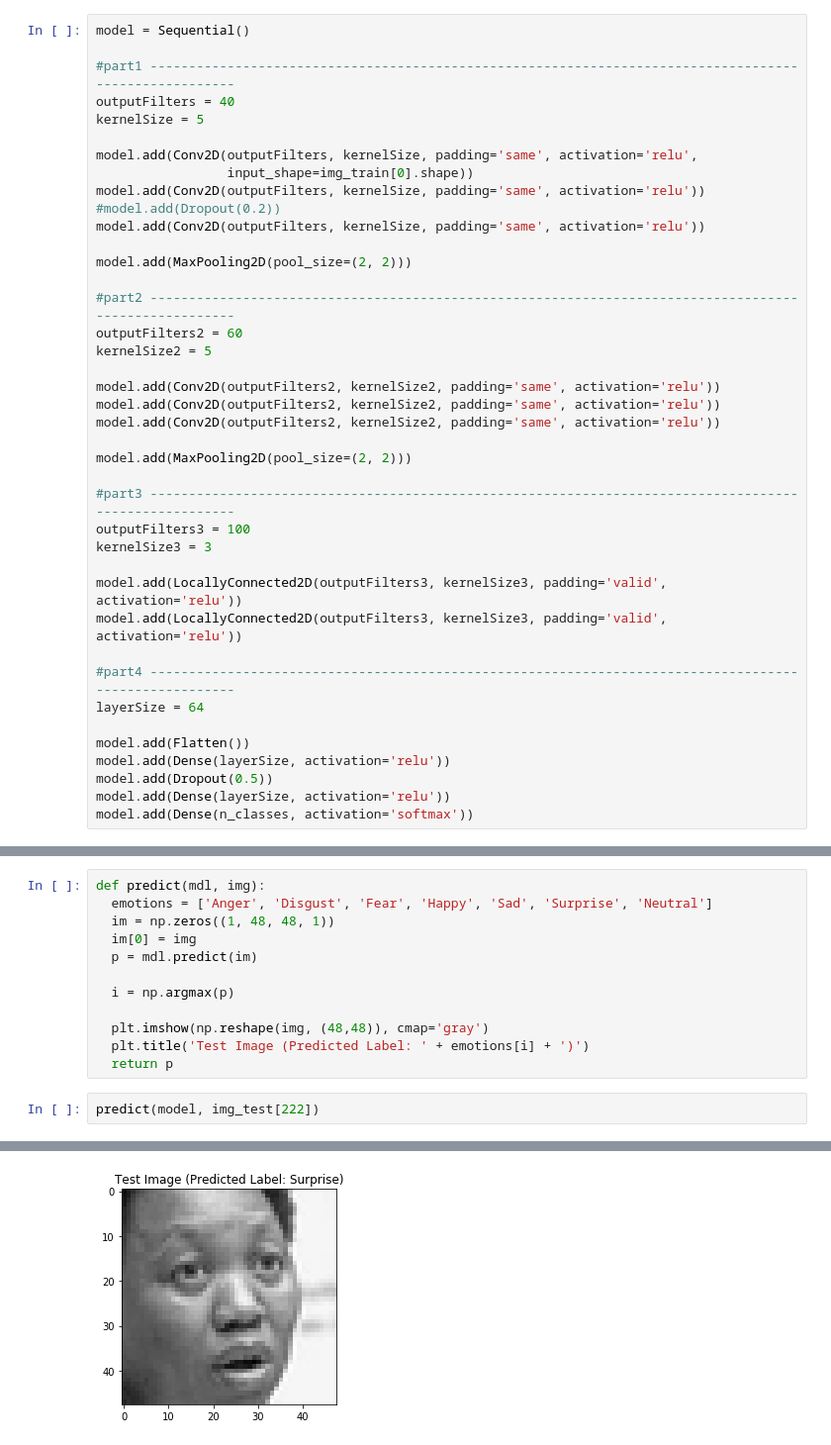
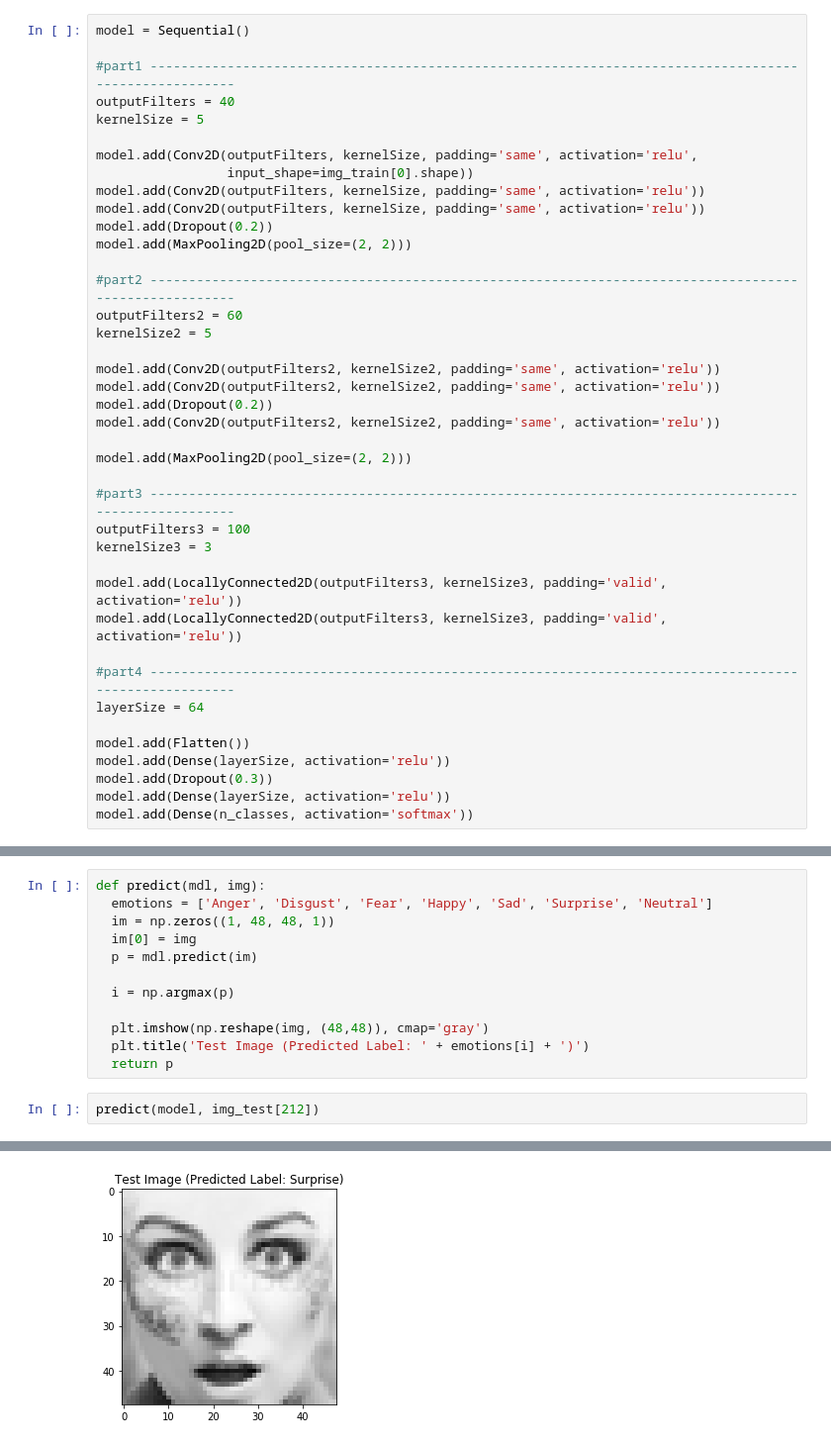
Before and after one commit to ASH1998/Emotion-detection, a Jupyter notebook: FER2013-model1.ipynb, the cells around one changed output, grey strips where cells are left out. Shown at 99% size. Cells and saved outputs as stored; diff of their text form.

```diff
--- a/FER2013-model1.ipynb
+++ b/FER2013-model1.ipynb
@@ -113,9 +113,8 @@ kernelSize = 5
 model.add(Conv2D(outputFilters, kernelSize, padding='same', activation='relu',
                  input_shape=img_train[0].shape))
 model.add(Conv2D(outputFilters, kernelSize, padding='same', activation='relu'))
-#model.add(Dropout(0.2))
 model.add(Conv2D(outputFilters, kernelSize, padding='same', activation='relu'))
-
+model.add(Dropout(0.2))
 model.add(MaxPooling2D(pool_size=(2, 2)))
 
 #part2 ------------------------------------------------------------------------------------------------------
@@ -124,6 +123,7 @@ kernelSize2 = 5
 
 model.add(Conv2D(outputFilters2, kernelSize2, padding='same', activation='relu'))
 model.add(Conv2D(outputFilters2, kernelSize2, padding='same', activation='relu'))
+model.add(Dropout(0.2))
 model.add(Conv2D(outputFilters2, kernelSize2, padding='same', activation='relu'))
 
 model.add(MaxPooling2D(pool_size=(2, 2)))
@@ -140,7 +140,7 @@ layerSize = 64
 
 model.add(Flatten())
 model.add(Dense(layerSize, activation='relu'))
-model.add(Dropout(0.5))
+model.add(Dropout(0.3))
 model.add(Dense(layerSize, activation='relu'))
 model.add(Dense(n_classes, activation='softmax'))
 # %%
@@ -197,5 +197,5 @@ def predict(mdl, img):
   plt.title('Test Image (Predicted Label: ' + emotions[i] + ')')
   return p
 # %%
-predict(model, img_test[222])
+predict(model, img_test[212])
 # %% [output]
@@ -204,4 +204,4 @@ array([[1.9190760e-02, 7.7706864e-06, 4.7140321e-01, 4.5345168e-04,
-[figure, old version]
+[figure, new version]
 # %%
 scores = model.evaluate(img_test, lbl_test)
 print('%s: %.2f%%'% (model.metrics_names[1], scores[1]*100))
```
Also changed, not shown: parts of 6 cells of this notebook, 3 other files.
